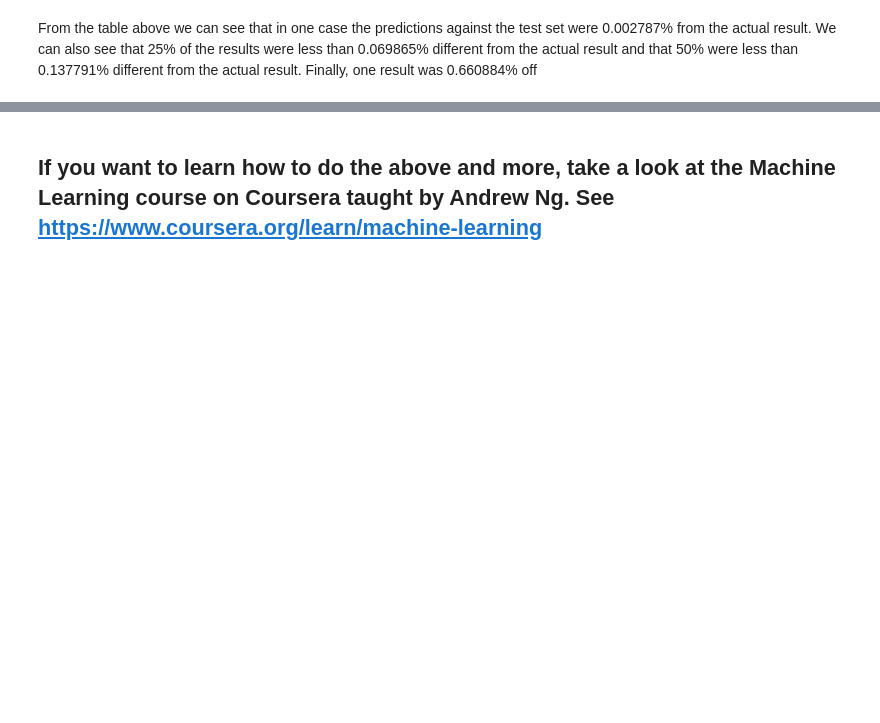
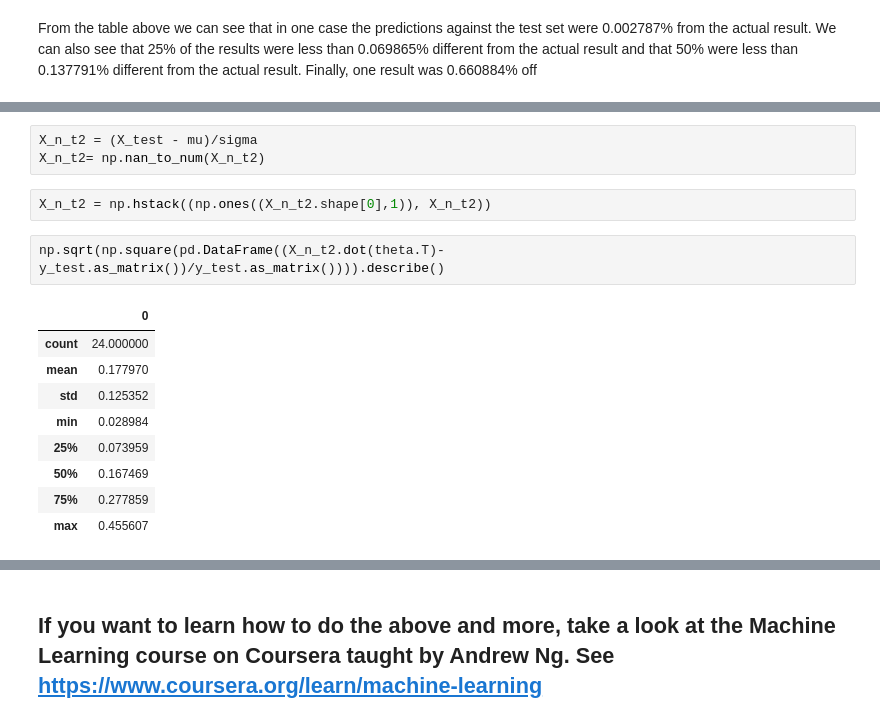
Before and after one commit to Hackthings/2016census-hackathon, a Jupyter notebook: data/census_tract_median_price_linear_regression.ipynb, the cells around one changed output, grey strips where cells are left out. Saved outputs shown, nothing was run; the diff lists cells and outputs as text; blank space fills up the shorter version.

```diff
--- a/data/census_tract_median_price_linear_regression.ipynb
+++ b/data/census_tract_median_price_linear_regression.ipynb
@@ -457,0 +463,17 @@ validation
+# %%
+X_n_t2 = (X_test - mu)/sigma
+X_n_t2= np.nan_to_num(X_n_t2)
+# %%
+X_n_t2 = np.hstack((np.ones((X_n_t2.shape[0],1)), X_n_t2))
+# %%
+np.sqrt(np.square(pd.DataFrame((X_n_t2.dot(theta.T)-y_test.as_matrix())/y_test.as_matrix()))).describe()
+# %% [output]
+|  | 0 |
+| count | 24.000000 |
+| mean | 0.177970 |
+| std | 0.125352 |
+| min | 0.028984 |
+| 25% | 0.073959 |
+| 50% | 0.167469 |
+| 75% | 0.277859 |
+| max | 0.455607 |
```
Also changed, not shown: parts of 4 cells of this notebook.
